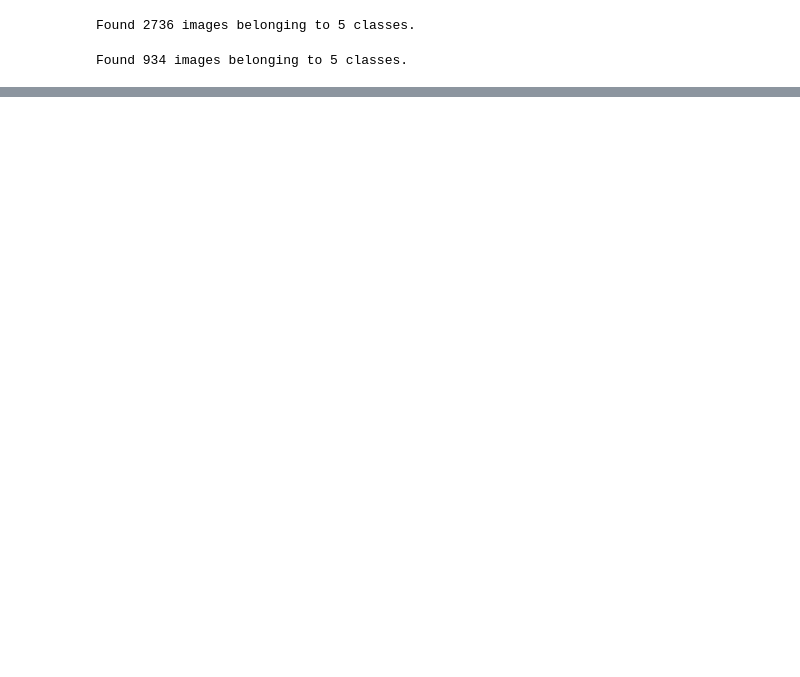
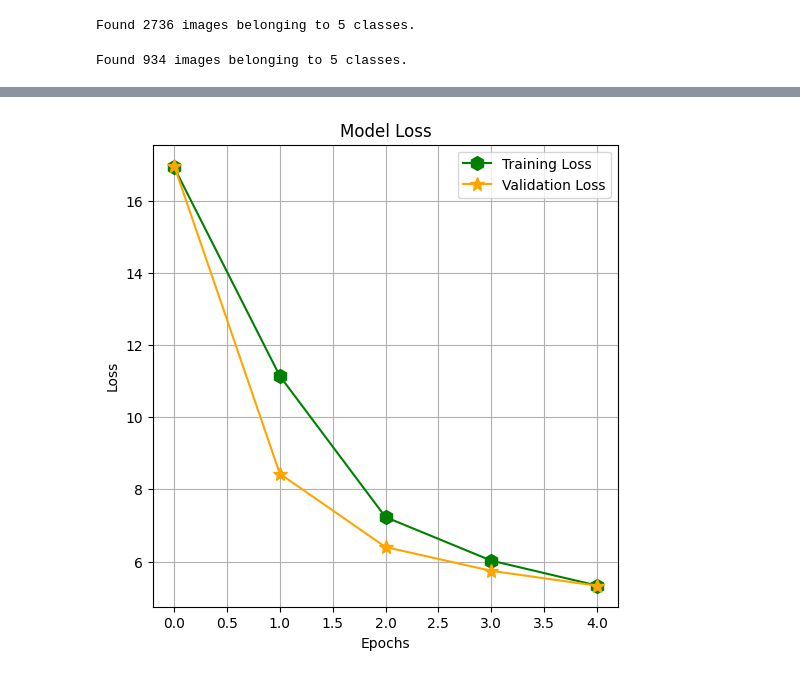
Before and after one commit to AdityaSreevatsaK/The-Neural-Nexus, a Jupyter notebook: a. Jupyter Notebooks/Image Classification - Flowers Dataset - Multi Layer Percepton.ipynb, the cells around one changed output, grey strips where cells are left out. Drawn from its saved outputs; the diff is of its cells as text; code cells hidden in the pictures; blank space fills up the shorter version.

Commit message:
[major] Image Classification - Flowers Dataset - MLP.

```diff
--- a/a. Jupyter Notebooks/Image Classification - Flowers Dataset - Multi Layer Percepton.ipynb
+++ b/a. Jupyter Notebooks/Image Classification - Flowers Dataset - Multi Layer Percepton.ipynb
@@ -70,8 +70,4 @@ model.add(Dense(units=5, activation='softmax')) # Output layer
 # %%
-model.compile(optimizer='adam', loss='categorical_crossentropy', metrics=['accuracy'])
+model.compile(optimizer='adam',
+              loss='categorical_crossentropy',
+              metrics=['accuracy'])
-# %%
-model.fit(training_set,
-           steps_per_epoch = 2736//128,
-           epochs=5,
-           validation_data = test_set,
-           validation_steps = 934//128)
@@ -169,0 +98,5 @@ Model: "functional_30"
+# %%
+history = model.fit(training_set,
+                    epochs=5,
+                    validation_data = test_set,
+                    verbose=1)
@@ -169,0 +114,20 @@ Model: "functional_30"
+# %%
+plt.figure(figsize=(6, 6))
+plt.plot(history.history['loss'],
+         label='Training Loss',
+         color='green',
+         marker='h',
+         markersize=10)
+plt.plot(history.history['val_loss'],
+         label='Validation Loss',
+         color='orange',
+         marker='*',
+         markersize=10)
+plt.title('Model Loss')
+plt.xlabel('Epochs')
+plt.ylabel('Loss')
+plt.legend(loc='best')
+plt.grid()
+plt.show()
+# %% [output]
+[figure, added]
```
Also changed, not shown: parts of 18 cells of this notebook, 2 other files.
